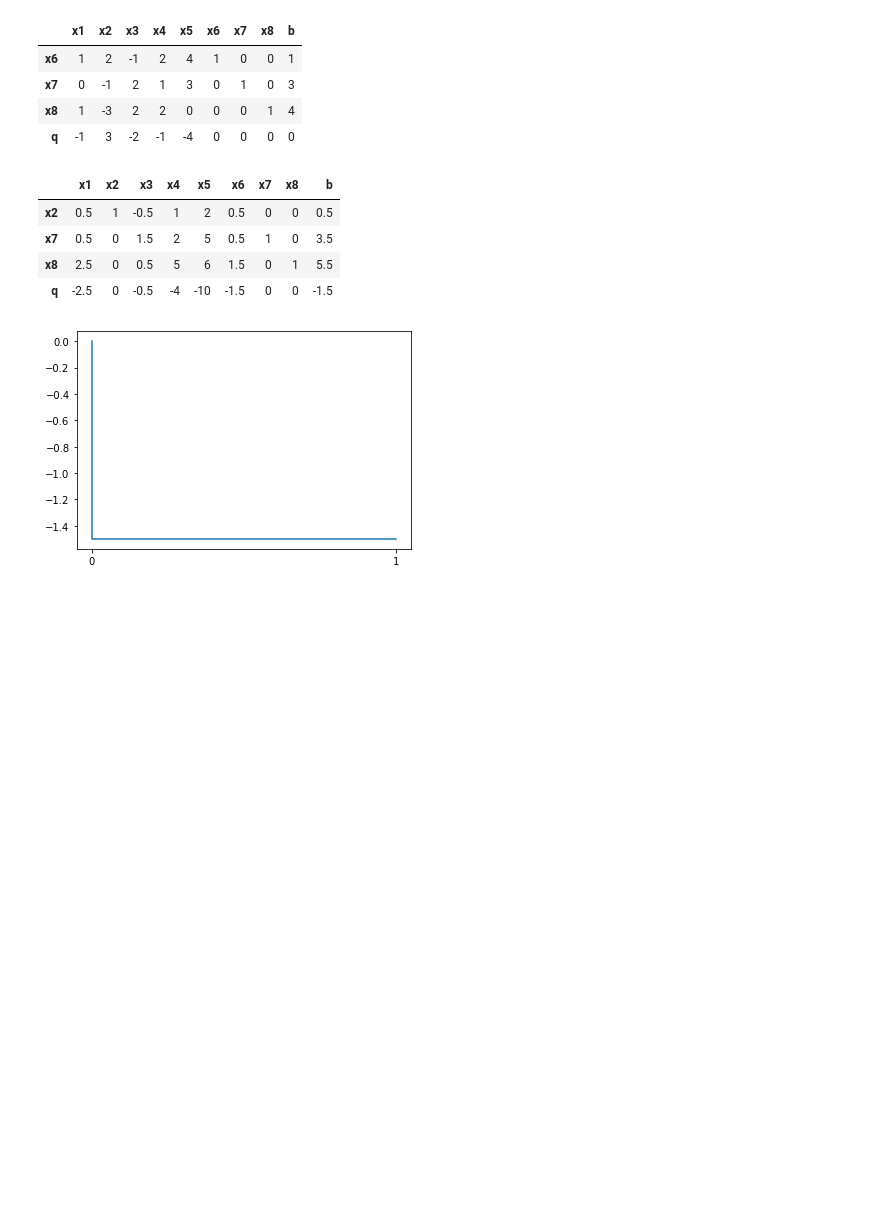
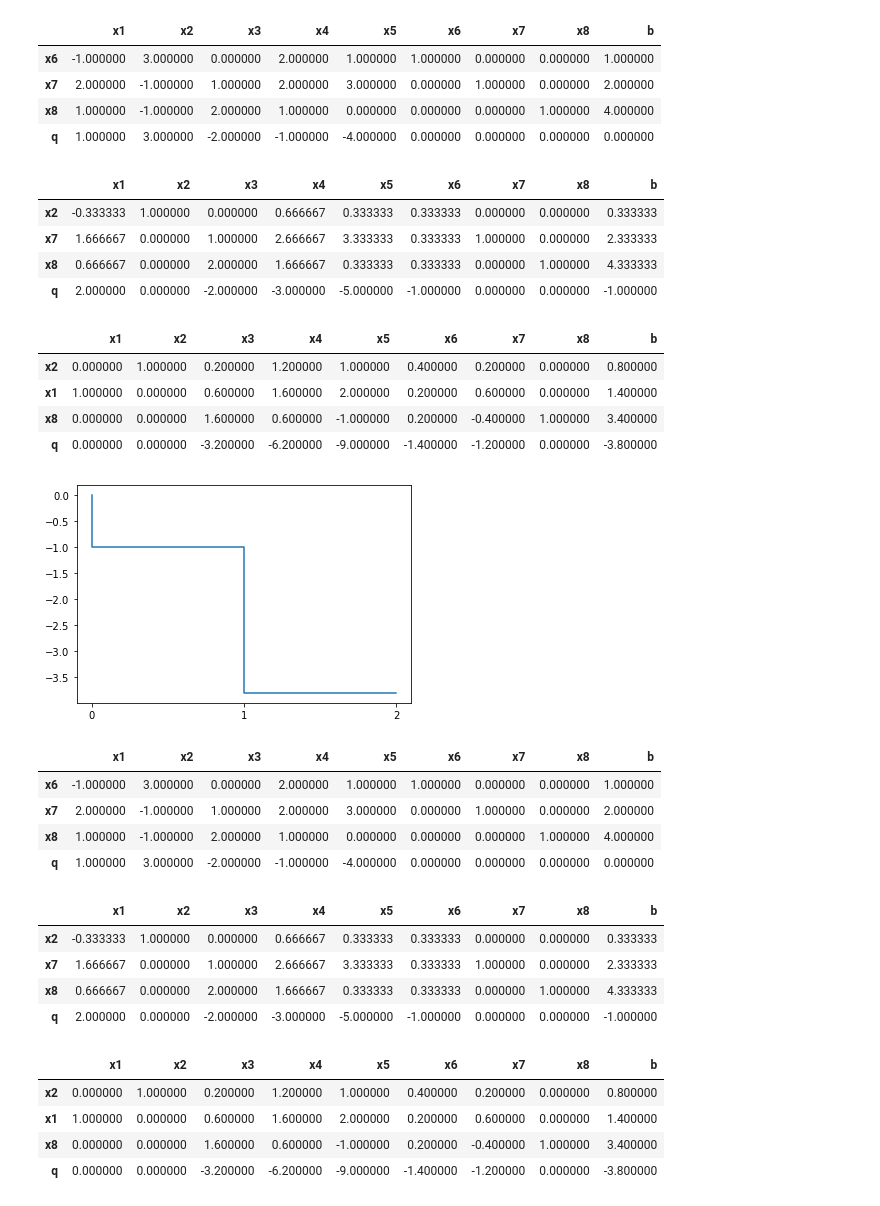
Before and after one commit to DrozdikGleb/optimization-methods, a Jupyter notebook: HW2.ipynb, the cells around one changed output. Drawn from its saved outputs; the diff is of its cells as text; code cells hidden in the pictures; blank space fills up the shorter version.

```diff
--- a/HW2.ipynb
+++ b/HW2.ipynb
@@ -1,8 +8,4 @@
 # %%
-import numpy as np
-import pandas as pd
-import matplotlib.pyplot as plt
-
 def max_div(a, b):
     return a / b if b != 0 else np.inf
 
@@ -103,7 +106,7 @@ def simplex(n, m, A, b, c):
 
         step += 1
     print_result(A, b, Q, min_q, names, basis)
-    return mins
+    return mins, basis, b, min_q
 
 
 
@@ -154,8 +157,9 @@ def print_result(A, b, q, min_q, xs, basic):
     )
 
 def main_simplex(n, m, A, b, c):
-    mins = simplex(n, m, A, b, c)
+    mins, _, _, min_q = simplex(n, m, A, b, c)
     iters = [i for i in range(len(mins))]
     plt.step(iters, mins)
     plt.xticks(iters)
     plt.show()
+    return min_q
@@ -162,23 +200,46 @@ def main_simplex(n, m, A, b, c):
 # %%
 n, m = 3, 5
-A = np.array([[1, 2, -1, 2, 4],
-              [0, -1, 2, 1, 3],
-              [1, -3, 2, 2, 0]
+A = np.array([[-1, 3, 0, 2, 1],
+              [2, -1, 1, 2, 3],
+              [1, -1, 2, 1, 0]
              ],
              dtype = 'float'
             )
-b = [1, 3, 4]
-c = [1, -3, 2, 1, 4]
-main_simplex(n, m, A, b, c)
+b = [1, 2, 4]
+c = [-1, -3, 2, 1, 4]
+smx_min_q = main_simplex(n, m, A, b, c)
+bb_min_q = branch_bound(n, m, A, b, c)
+print(f'Simplex method min value: {smx_min_q}')
+print(f'Branch and bound method min value: {bb_min_q}')
 # %% [output]
 |  | x1 | x2 | x3 | x4 | x5 | x6 | x7 | x8 | b |
-| x6 | 1 | 2 | -1 | 2 | 4 | 1 | 0 | 0 | 1 |
-| x7 | 0 | -1 | 2 | 1 | 3 | 0 | 1 | 0 | 3 |
-| x8 | 1 | -3 | 2 | 2 | 0 | 0 | 0 | 1 | 4 |
-| q | -1 | 3 | -2 | -1 | -4 | 0 | 0 | 0 | 0 |
+| x6 | -1.000000 | 3.000000 | 0.000000 | 2.000000 | 1.000000 | 1.000000 | 0.000000 | 0.000000 | 1.000000 |
+| x7 | 2.000000 | -1.000000 | 1.000000 | 2.000000 | 3.000000 | 0.000000 | 1.000000 | 0.000000 | 2.000000 |
+| x8 | 1.000000 | -1.000000 | 2.000000 | 1.000000 | 0.000000 | 0.000000 | 0.000000 | 1.000000 | 4.000000 |
+| q | 1.000000 | 3.000000 | -2.000000 | -1.000000 | -4.000000 | 0.000000 | 0.000000 | 0.000000 | 0.000000 |
 |  | x1 | x2 | x3 | x4 | x5 | x6 | x7 | x8 | b |
-| x2 | 0.5 | 1 | -0.5 | 1 | 2 | 0.5 | 0 | 0 | 0.5 |
-| x7 | 0.5 | 0 | 1.5 | 2 | 5 | 0.5 | 1 | 0 | 3.5 |
-| x8 | 2.5 | 0 | 0.5 | 5 | 6 | 1.5 | 0 | 1 | 5.5 |
-| q | -2.5 | 0 | -0.5 | -4 | -10 | -1.5 | 0 | 0 | -1.5 |
+| x2 | -0.333333 | 1.000000 | 0.000000 | 0.666667 | 0.333333 | 0.333333 | 0.000000 | 0.000000 | 0.333333 |
+| x7 | 1.666667 | 0.000000 | 1.000000 | 2.666667 | 3.333333 | 0.333333 | 1.000000 | 0.000000 | 2.333333 |
+| x8 | 0.666667 | 0.000000 | 2.000000 | 1.666667 | 0.333333 | 0.333333 | 0.000000 | 1.000000 | 4.333333 |
+| q | 2.000000 | 0.000000 | -2.000000 | -3.000000 | -5.000000 | -1.000000 | 0.000000 | 0.000000 | -1.000000 |
+|  | x1 | x2 | x3 | x4 | x5 | x6 | x7 | x8 | b |
+| x2 | 0.000000 | 1.000000 | 0.200000 | 1.200000 | 1.000000 | 0.400000 | 0.200000 | 0.000000 | 0.800000 |
+| x1 | 1.000000 | 0.000000 | 0.600000 | 1.600000 | 2.000000 | 0.200000 | 0.600000 | 0.000000 | 1.400000 |
+| x8 | 0.000000 | 0.000000 | 1.600000 | 0.600000 | -1.000000 | 0.200000 | -0.400000 | 1.000000 | 3.400000 |
+| q | 0.000000 | 0.000000 | -3.200000 | -6.200000 | -9.000000 | -1.400000 | -1.200000 | 0.000000 | -3.800000 |
-[figure, old version]
+[figure, new version]
+|  | x1 | x2 | x3 | x4 | x5 | x6 | x7 | x8 | b |
+| x6 | -1.000000 | 3.000000 | 0.000000 | 2.000000 | 1.000000 | 1.000000 | 0.000000 | 0.000000 | 1.000000 |
+| x7 | 2.000000 | -1.000000 | 1.000000 | 2.000000 | 3.000000 | 0.000000 | 1.000000 | 0.000000 | 2.000000 |
+| x8 | 1.000000 | -1.000000 | 2.000000 | 1.000000 | 0.000000 | 0.000000 | 0.000000 | 1.000000 | 4.000000 |
+| q | 1.000000 | 3.000000 | -2.000000 | -1.000000 | -4.000000 | 0.000000 | 0.000000 | 0.000000 | 0.000000 |
+|  | x1 | x2 | x3 | x4 | x5 | x6 | x7 | x8 | b |
+| x2 | -0.333333 | 1.000000 | 0.000000 | 0.666667 | 0.333333 | 0.333333 | 0.000000 | 0.000000 | 0.333333 |
+| x7 | 1.666667 | 0.000000 | 1.000000 | 2.666667 | 3.333333 | 0.333333 | 1.000000 | 0.000000 | 2.333333 |
+| x8 | 0.666667 | 0.000000 | 2.000000 | 1.666667 | 0.333333 | 0.333333 | 0.000000 | 1.000000 | 4.333333 |
+| q | 2.000000 | 0.000000 | -2.000000 | -3.000000 | -5.000000 | -1.000000 | 0.000000 | 0.000000 | -1.000000 |
+|  | x1 | x2 | x3 | x4 | x5 | x6 | x7 | x8 | b |
+| x2 | 0.000000 | 1.000000 | 0.200000 | 1.200000 | 1.000000 | 0.400000 | 0.200000 | 0.000000 | 0.800000 |
+| x1 | 1.000000 | 0.000000 | 0.600000 | 1.600000 | 2.000000 | 0.200000 | 0.600000 | 0.000000 | 1.400000 |
+| x8 | 0.000000 | 0.000000 | 1.600000 | 0.600000 | -1.000000 | 0.200000 | -0.400000 | 1.000000 | 3.400000 |
+| q | 0.000000 | 0.000000 | -3.200000 | -6.200000 | -9.000000 | -1.400000 | -1.200000 | 0.000000 | -3.800000 |
```
Also changed, not shown: parts of 12 cells of this notebook.
